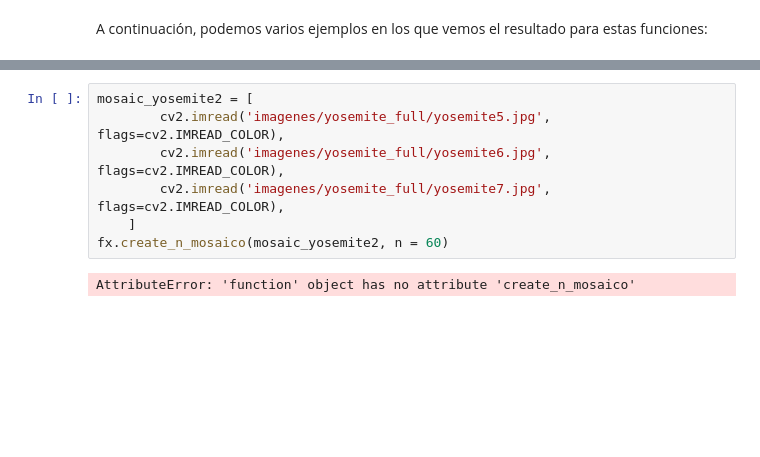
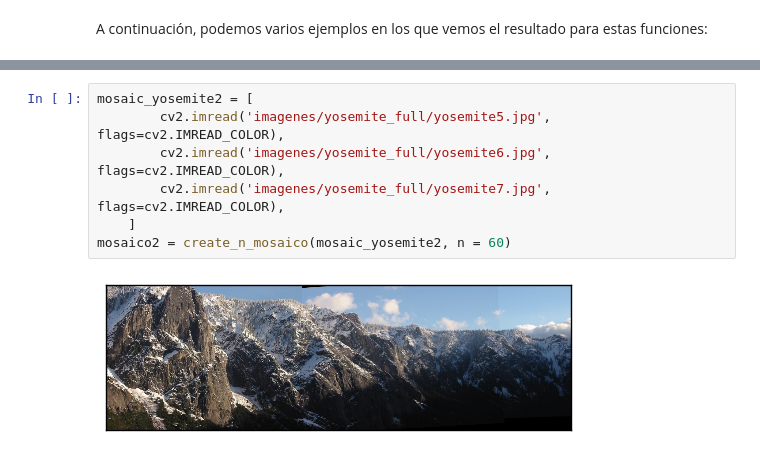
Before and after one commit to BraulioV/Computer-Vision, a Jupyter notebook: Practica2/Detección_de_puntos_relevantes_y_Construcción_de_panoramas.ipynb, the cells around one changed output, grey strips where cells are left out. Cells and saved outputs as stored; diff of their text form; blank space fills up the shorter version.

```diff
--- a/Practica2/Detección_de_puntos_relevantes_y_Construcción_de_panoramas.ipynb
+++ b/Practica2/Detección_de_puntos_relevantes_y_Construcción_de_panoramas.ipynb
@@ -549,12 +549,12 @@ mosaic1 = create_n_mosaico(mosaic_yosemite1, n = 400)
 # %%
 mosaic_yosemite2 = [
         cv2.imread('imagenes/yosemite_full/yosemite5.jpg', flags=cv2.IMREAD_COLOR),
         cv2.imread('imagenes/yosemite_full/yosemite6.jpg', flags=cv2.IMREAD_COLOR),
         cv2.imread('imagenes/yosemite_full/yosemite7.jpg', flags=cv2.IMREAD_COLOR),
     ]
-fx.create_n_mosaico(mosaic_yosemite2, n = 60)
+mosaico2 = create_n_mosaico(mosaic_yosemite2, n = 60)
 # %% [output]
-AttributeError: 'function' object has no attribute 'create_n_mosaico'
+[figure, added]
 # %%
 mosaic_etsiit = [
         cv2.imread('imagenes/mosaico-1/mosaico002.jpg', flags=cv2.IMREAD_COLOR),
```
Also changed, not shown: parts of 8 cells of this notebook, 2 other files.
